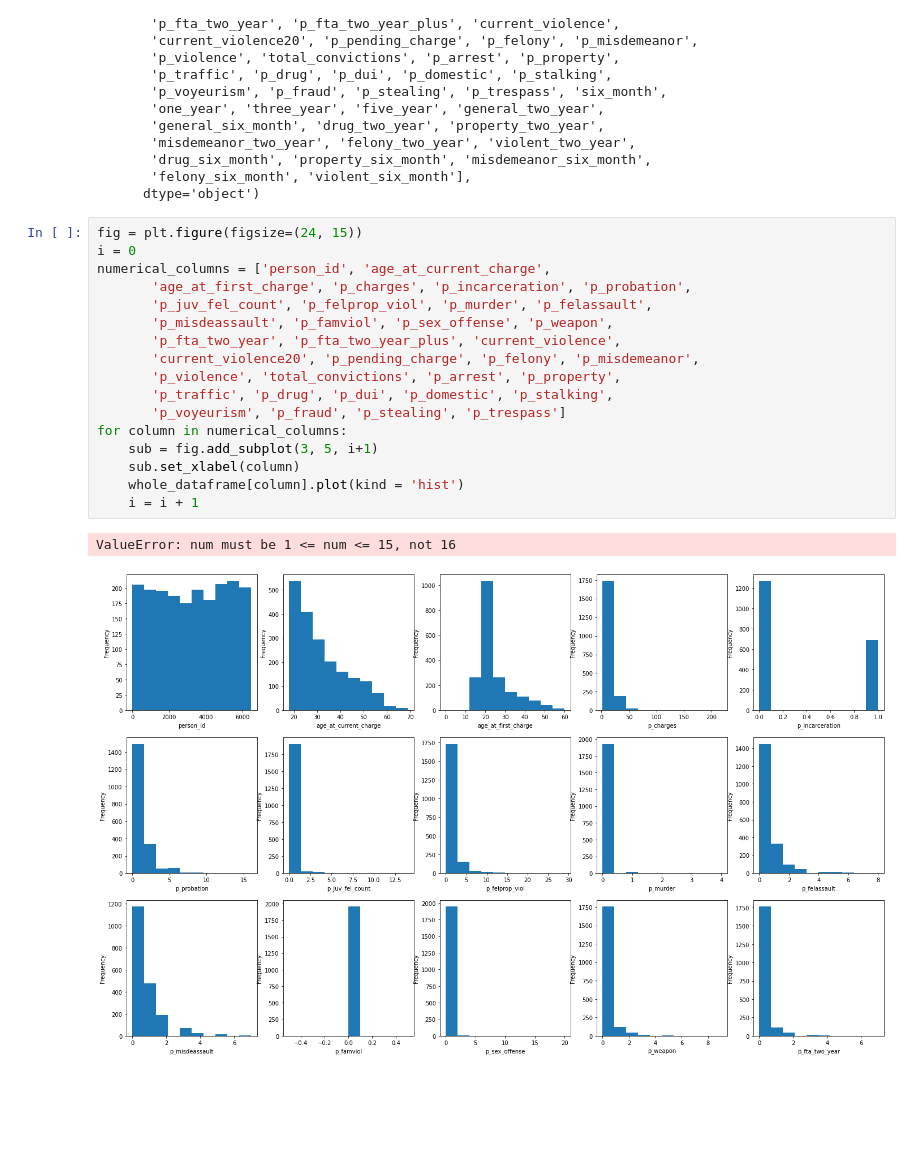
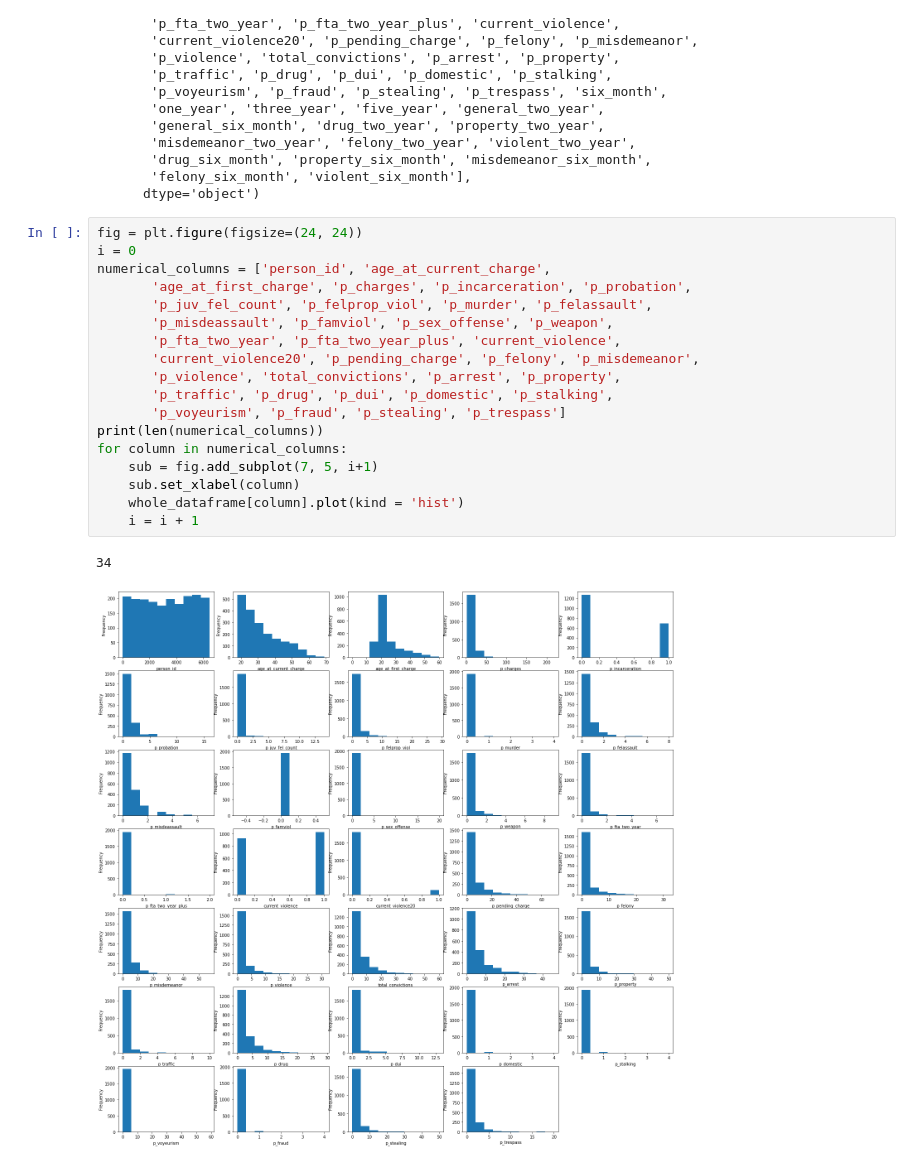
Before and after one commit to josephcscarpa/Predicting-Recidivism-with-ML, a Jupyter notebook: main-analysis.ipynb, the cells around one changed output. Drawn from its saved outputs; the diff is of its cells as text; blank space fills up the shorter version.

Commit message:
fixed weird graph error

```diff
--- a/main-analysis.ipynb
+++ b/main-analysis.ipynb
@@ -96,22 +96,23 @@ Index(['person_id', 'screening_date', 'sex', 'race', 'age_at_current_charge',
        'felony_six_month', 'violent_six_month'],
       dtype='object')
 # %%
-fig = plt.figure(figsize=(24, 15))
+fig = plt.figure(figsize=(24, 24))
 i = 0
 numerical_columns = ['person_id', 'age_at_current_charge',
        'age_at_first_charge', 'p_charges', 'p_incarceration', 'p_probation',
        'p_juv_fel_count', 'p_felprop_viol', 'p_murder', 'p_felassault',
        'p_misdeassault', 'p_famviol', 'p_sex_offense', 'p_weapon',
        'p_fta_two_year', 'p_fta_two_year_plus', 'current_violence',
        'current_violence20', 'p_pending_charge', 'p_felony', 'p_misdemeanor',
        'p_violence', 'total_convictions', 'p_arrest', 'p_property',
        'p_traffic', 'p_drug', 'p_dui', 'p_domestic', 'p_stalking',
        'p_voyeurism', 'p_fraud', 'p_stealing', 'p_trespass']
+print(len(numerical_columns))
 for column in numerical_columns:
-    sub = fig.add_subplot(3, 5, i+1)
+    sub = fig.add_subplot(7, 5, i+1)
     sub.set_xlabel(column)
     whole_dataframe[column].plot(kind = 'hist')
     i = i + 1
 # %% [output]
-ValueError: num must be 1 <= num <= 15, not 16
+34
-[figure, old version]
+[figure, new version]
```
